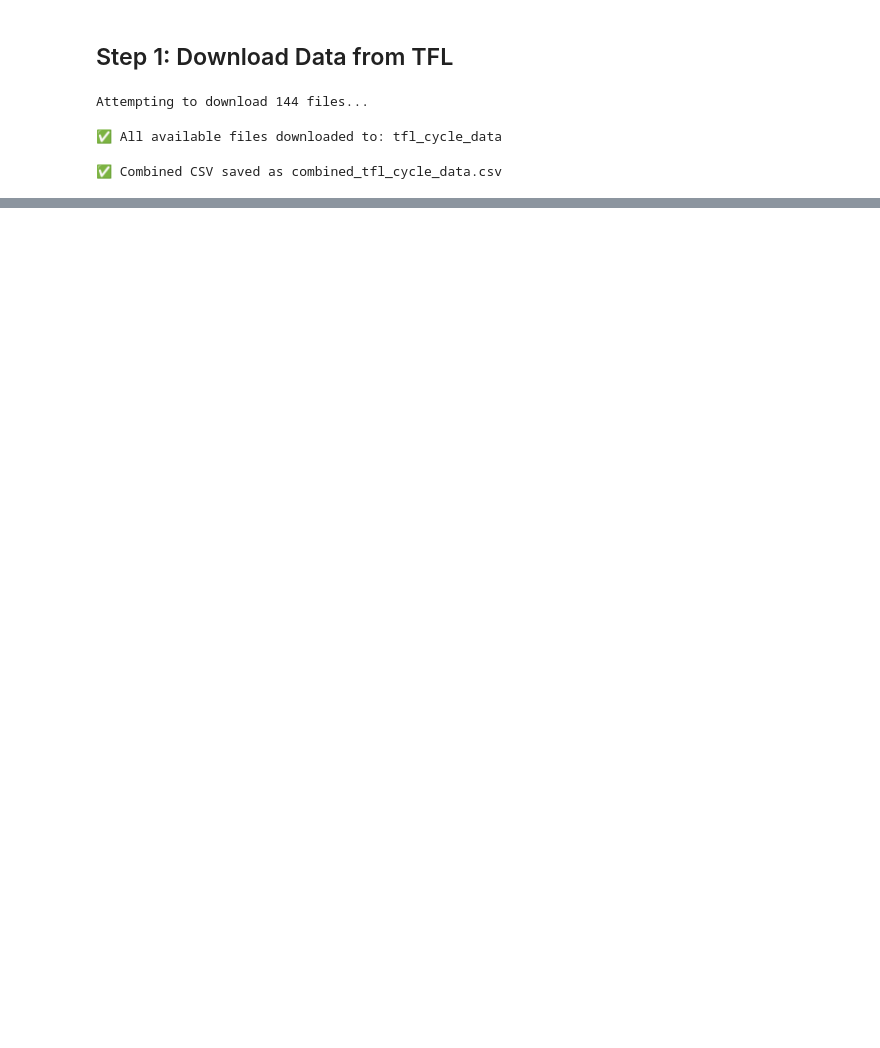
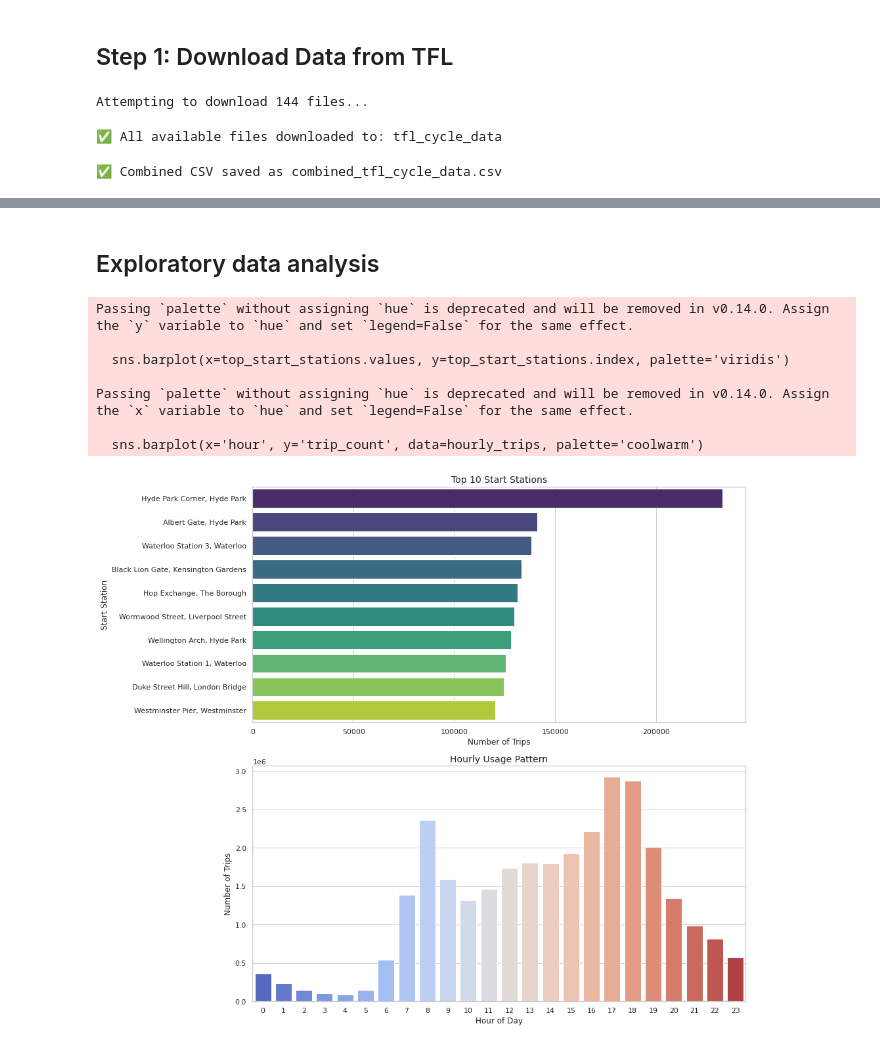
Before and after one commit to dhruvraj-singh-rawat/tfl-cycle-analysis, a Jupyter notebook: tfl-cycle-analysis.ipynb, the cells around one changed output, grey strips where cells are left out. Drawn from its saved outputs; the diff is of its cells as text; code cells hidden in the pictures; blank space fills up the shorter version.

```diff
--- a/tfl-cycle-analysis.ipynb
+++ b/tfl-cycle-analysis.ipynb
@@ -293,0 +234,53 @@ Counter({'duration_sec': 2, 'bike_id': 2, 'end_time': 2, 'end_station_id': 2, 'e
+# %%
+# Define the date range
+start_date = pd.Timestamp("2021-01-01")
+end_date = pd.Timestamp("2023-12-31 23:59:59")
+
+# Filter rows where start_time is within the desired date range
+filtered_df = cleaned_df[
+    (cleaned_df['start_time'] >= start_date) &
+    (cleaned_df['start_time'] <= end_date)
+].copy()
+
+filtered_df.to_csv('tfl_cycle_rentals_2021_2023_cleaned.csv')
+# %% [markdown]
+## Exploratory data analysis
+# %%
+import seaborn as sns
+import matplotlib.pyplot as plt
+
+# Creating additional columns for EDA
+filtered_df['duration_min'] = filtered_df['duration_sec'] / 60
+filtered_df['hour'] = filtered_df['start_time'].dt.hour
+filtered_df['month'] = filtered_df['start_time'].dt.to_period("M").astype(str)  # format: 'YYYY-MM'
+
+sns.set(style="whitegrid")
+plt.figure(figsize=(14, 12))  # Adjusted height for 2 plots
+
+# 1. Top 10 Start Stations
+plt.subplot(2, 1, 1)
+top_start_stations = filtered_df['start_station_name'].value_counts().head(10)
+sns.barplot(x=top_start_stations.values, y=top_start_stations.index, palette='viridis')
+plt.title("Top 10 Start Stations", fontsize=14)
+plt.xlabel("Number of Trips")
+plt.ylabel("Start Station")
+
+# 2. Hourly Usage Pattern
+plt.subplot(2, 1, 2)
+hourly_trips = filtered_df.groupby('hour').size().reset_index(name='trip_count')
+sns.barplot(x='hour', y='trip_count', data=hourly_trips, palette='coolwarm')
+plt.title("Hourly Usage Pattern", fontsize=14)
+plt.xlabel("Hour of Day")
+plt.ylabel("Number of Trips")
+
+plt.tight_layout()
+plt.show()
+# %% [output]
+Passing `palette` without assigning `hue` is deprecated and will be removed in v0.14.0. Assign the `y` variable to `hue` and set `legend=False` for the same effect.
+
+  sns.barplot(x=top_start_stations.values, y=top_start_stations.index, palette='viridis')
+
+Passing `palette` without assigning `hue` is deprecated and will be removed in v0.14.0. Assign the `x` variable to `hue` and set `legend=False` for the same effect.
+
+  sns.barplot(x='hour', y='trip_count', data=hourly_trips, palette='coolwarm')
+[figure, added]
```
Also changed, not shown: parts of 20 cells of this notebook.
